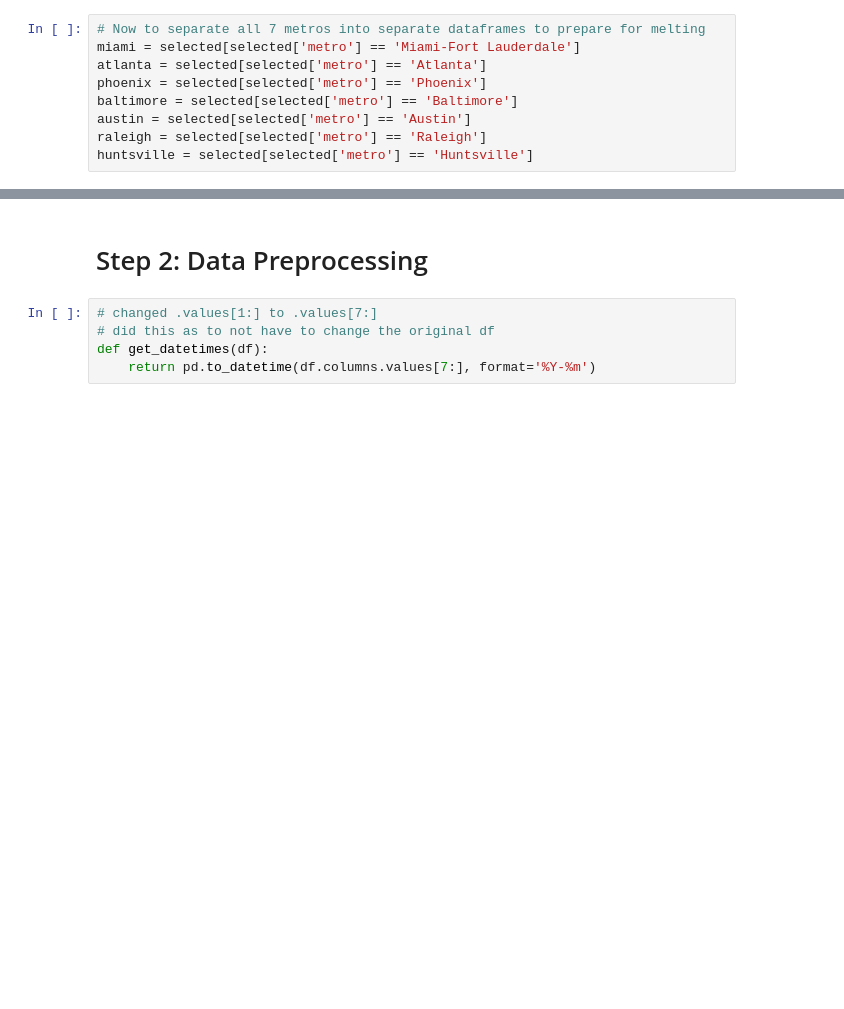
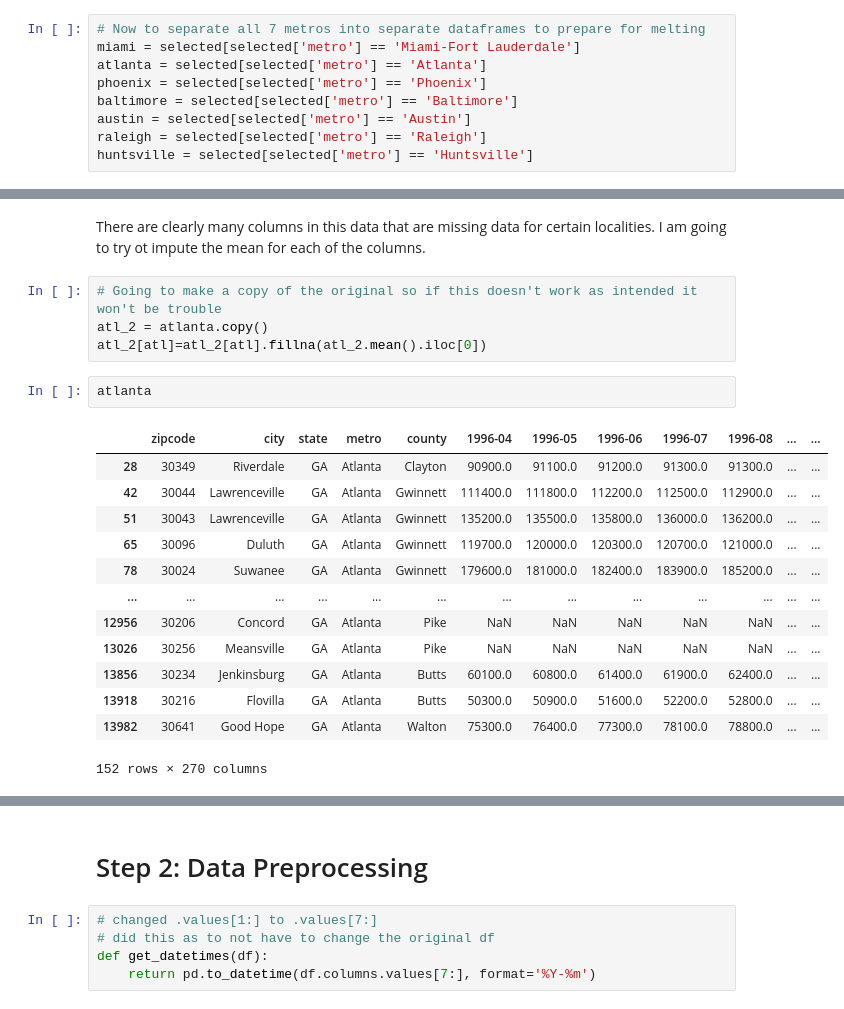
Before and after one commit to daveajstearns/mod4_project, a Jupyter notebook: starter_notebook.ipynb, the cells around one changed output, grey strips where cells are left out. Drawn from its saved outputs; the diff is of its cells as text; blank space fills up the shorter version.

```diff
--- a/starter_notebook.ipynb
+++ b/starter_notebook.ipynb
@@ -321,0 +326,22 @@ huntsville = selected[selected['metro'] == 'Huntsville']
+# %% [markdown]
+There are clearly many columns in this data that are missing data for certain localities. I am going to try ot impute the mean for each of the columns.
+# %%
+# Going to make a copy of the original so if this doesn't work as intended it won't be trouble
+atl_2 = atlanta.copy()
+atl_2[atl]=atl_2[atl].fillna(atl_2.mean().iloc[0])
+# %%
+atlanta
+# %% [output]
+|  | zipcode | city | state | metro | county | 1996-04 | 1996-05 | 1996-06 | 1996-07 | 1996-08 | ... | ... |
+| 28 | 30349 | Riverdale | GA | Atlanta | Clayton | 90900.0 | 91100.0 | 91200.0 | 91300.0 | 91300.0 | ... | ... |
+| 42 | 30044 | Lawrenceville | GA | Atlanta | Gwinnett | 111400.0 | 111800.0 | 112200.0 | 112500.0 | 112900.0 | ... | ... |
+| 51 | 30043 | Lawrenceville | GA | Atlanta | Gwinnett | 135200.0 | 135500.0 | 135800.0 | 136000.0 | 136200.0 | ... | ... |
+| 65 | 30096 | Duluth | GA | Atlanta | Gwinnett | 119700.0 | 120000.0 | 120300.0 | 120700.0 | 121000.0 | ... | ... |
+| 78 | 30024 | Suwanee | GA | Atlanta | Gwinnett | 179600.0 | 181000.0 | 182400.0 | 183900.0 | 185200.0 | ... | ... |
+| ... | ... | ... | ... | ... | ... | ... | ... | ... | ... | ... | ... | ... |
+| 12956 | 30206 | Concord | GA | Atlanta | Pike | NaN | NaN | NaN | NaN | NaN | ... | ... |
+| 13026 | 30256 | Meansville | GA | Atlanta | Pike | NaN | NaN | NaN | NaN | NaN | ... | ... |
+| 13856 | 30234 | Jenkinsburg | GA | Atlanta | Butts | 60100.0 | 60800.0 | 61400.0 | 61900.0 | 62400.0 | ... | ... |
+| 13918 | 30216 | Flovilla | GA | Atlanta | Butts | 50300.0 | 50900.0 | 51600.0 | 52200.0 | 52800.0 | ... | ... |
+| 13982 | 30641 | Good Hope | GA | Atlanta | Walton | 75300.0 | 76400.0 | 77300.0 | 78100.0 | 78800.0 | ... | ... |
+152 rows × 270 columns
```
Also changed, not shown: parts of 24 cells of this notebook.
